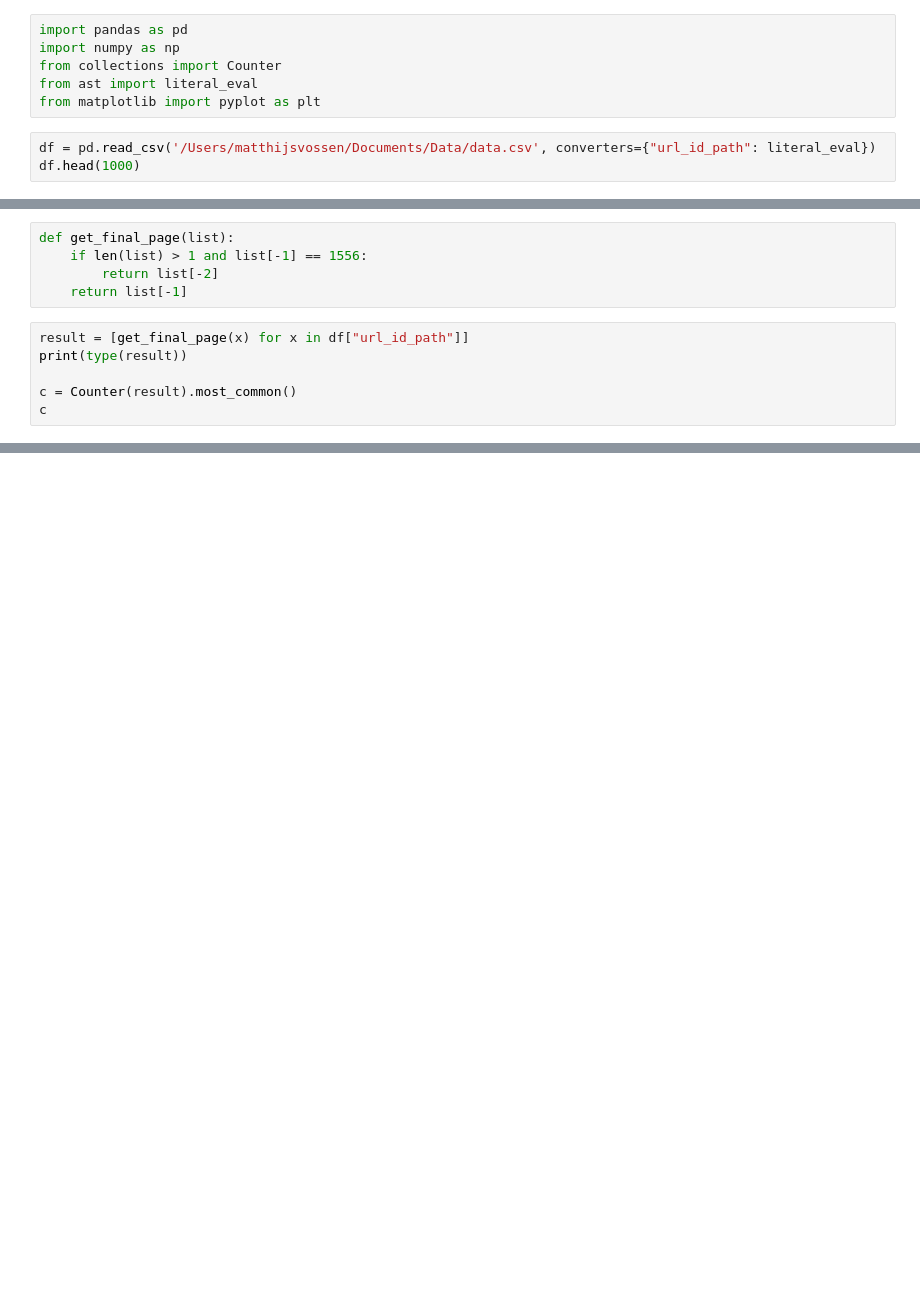
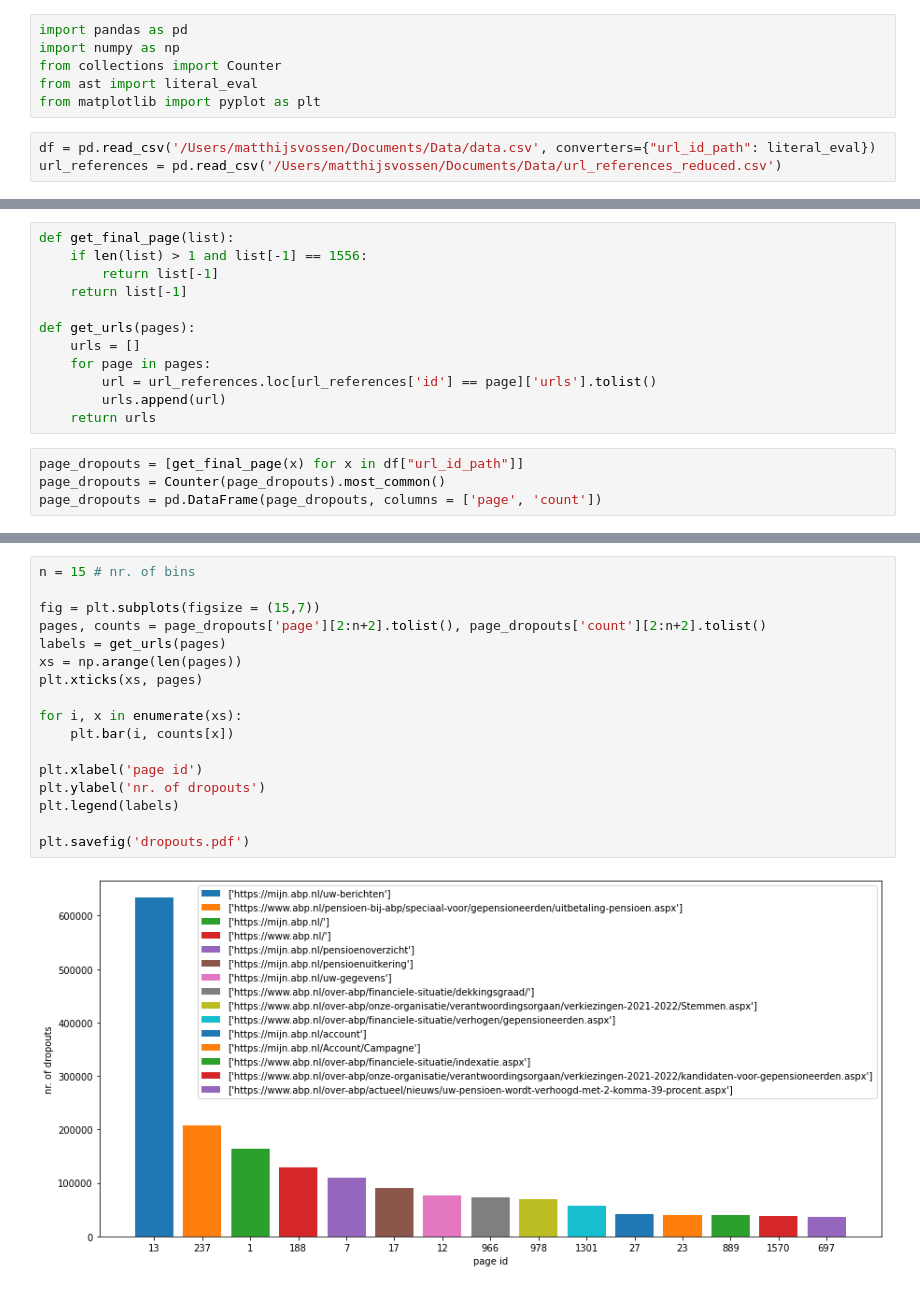
Before and after one commit to MatthewFoster02/3-1-APG-Digital-Exit-Strategy, a Jupyter notebook: src/main/dropout_visualization.ipynb, the cells around one changed output, grey strips where cells are left out. Drawn from its saved outputs; the diff is of its cells as text; blank space fills up the shorter version.

Commit message:
dropout visualization done

```diff
--- a/src/main/dropout_visualization.ipynb
+++ b/src/main/dropout_visualization.ipynb
@@ -6,4 +6,4 @@ from ast import literal_eval
 from matplotlib import pyplot as plt
 # %%
 df = pd.read_csv('/Users/matthijsvossen/Documents/Data/data.csv', converters={"url_id_path": literal_eval})
-df.head(1000)
+url_references = pd.read_csv('/Users/matthijsvossen/Documents/Data/url_references_reduced.csv')
@@ -24,11 +40,16 @@ df.head(1000)
 # %%
 def get_final_page(list):
     if len(list) > 1 and list[-1] == 1556:
-        return list[-2]
+        return list[-1]
     return list[-1]
+
+def get_urls(pages):
+    urls = []
+    for page in pages:
+        url = url_references.loc[url_references['id'] == page]['urls'].tolist()
+        urls.append(url)
+    return urls
 # %%
-result = [get_final_page(x) for x in df["url_id_path"]]
-print(type(result))
-
-c = Counter(result).most_common()
-c
+page_dropouts = [get_final_page(x) for x in df["url_id_path"]]
+page_dropouts = Counter(page_dropouts).most_common()
+page_dropouts = pd.DataFrame(page_dropouts, columns = ['page', 'count'])
@@ -53,0 +70,19 @@ c
+# %%
+n = 15 # nr. of bins
+
+fig = plt.subplots(figsize = (15,7))
+pages, counts = page_dropouts['page'][2:n+2].tolist(), page_dropouts['count'][2:n+2].tolist()
+labels = get_urls(pages)
+xs = np.arange(len(pages))
+plt.xticks(xs, pages)
+
+for i, x in enumerate(xs):
+    plt.bar(i, counts[x])
+
+plt.xlabel('page id')
+plt.ylabel('nr. of dropouts')
+plt.legend(labels)
+
+plt.savefig('dropouts.pdf')
+# %% [output]
+[figure, added]
```
Also changed, not shown: parts of 5 cells of this notebook.
